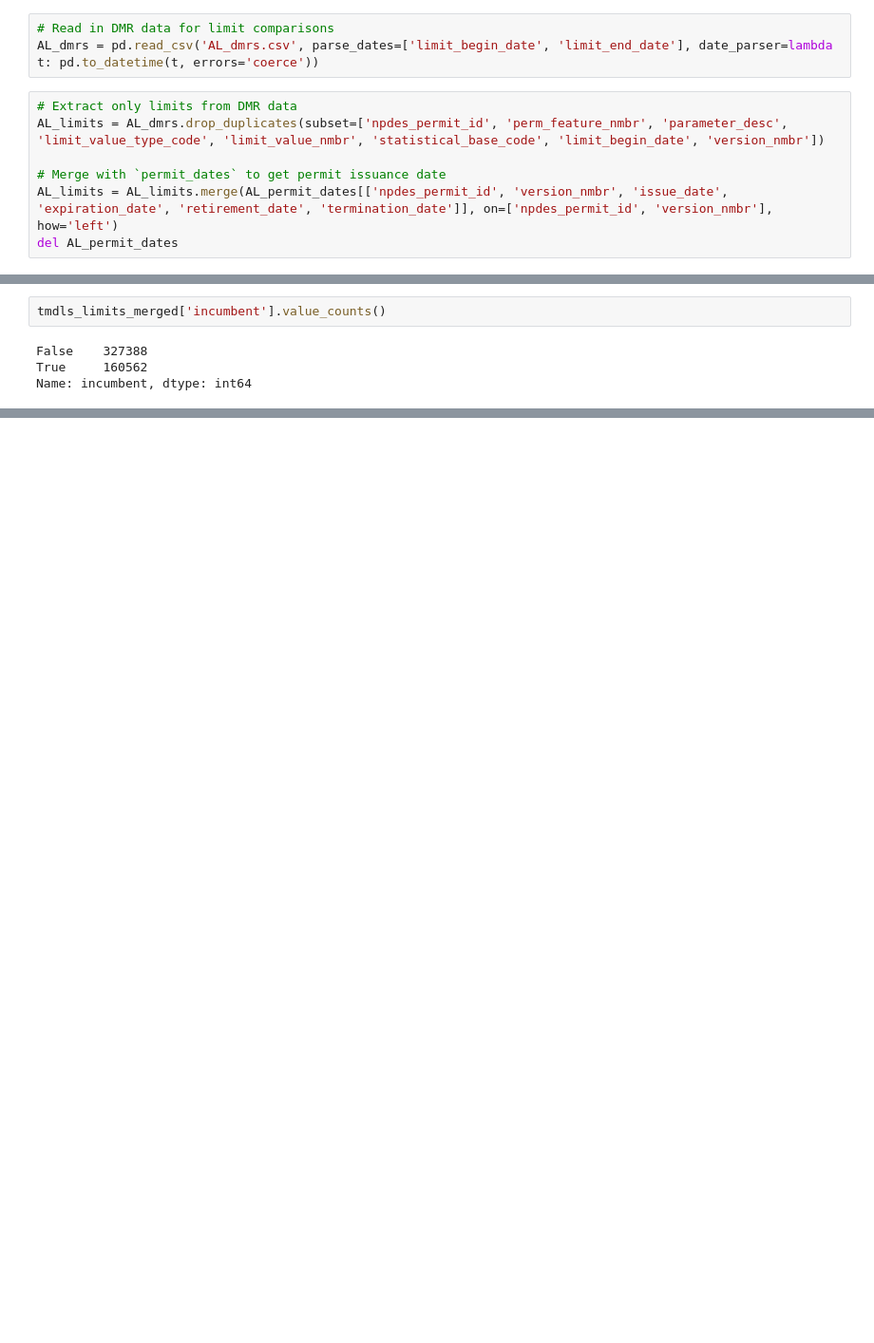
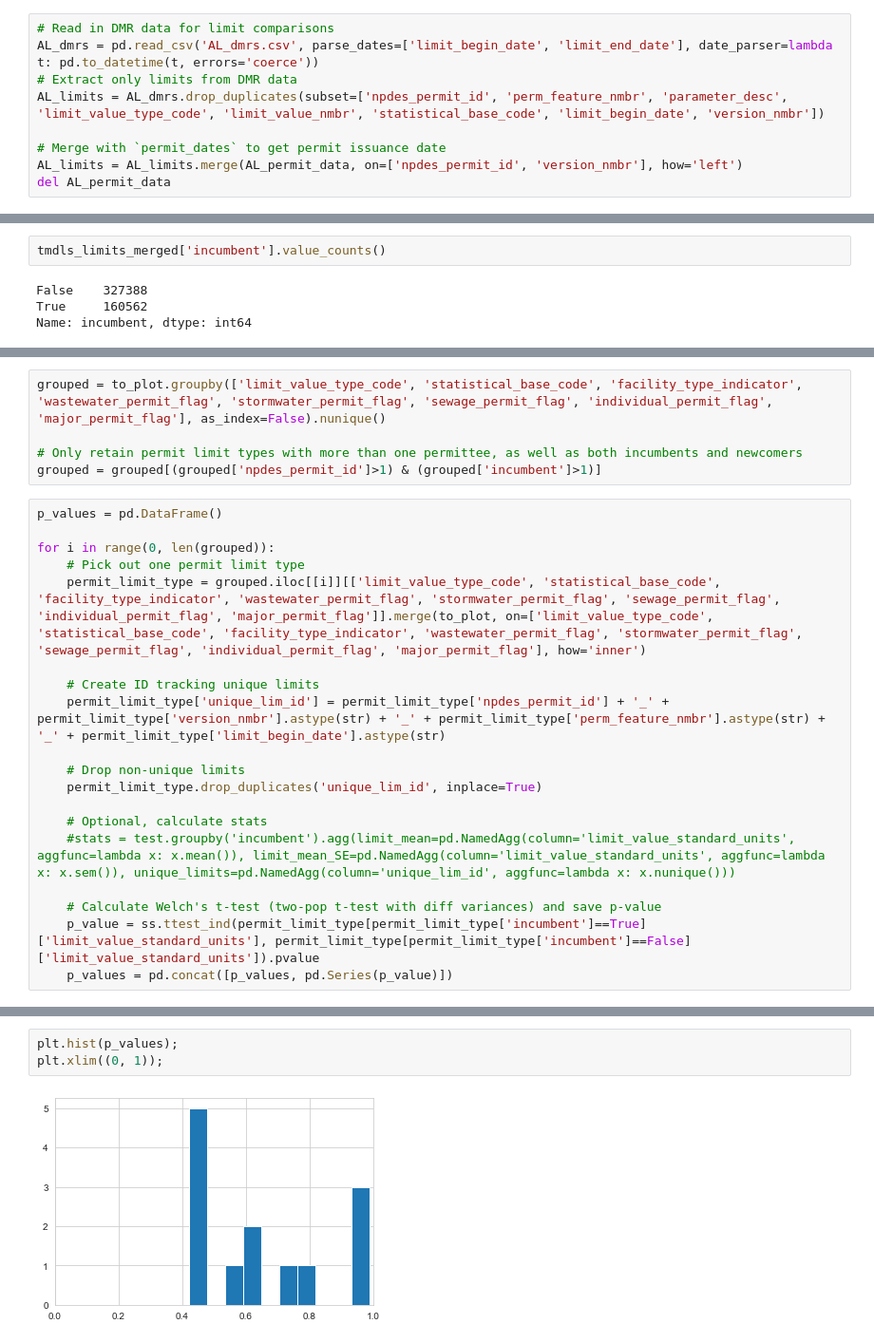
Before and after one commit to reglab/TMDLs_archived, a Jupyter notebook: exploring_grandfathering.ipynb, the cells around one changed output, grey strips where cells are left out. Shown at 95% size. Cells and saved outputs as stored; diff of their text form; blank space fills up the shorter version.

Commit message:
Began exploration of grandfathering of NPDES permittees after TMDLs

```diff
--- a/exploring_grandfathering.ipynb
+++ b/exploring_grandfathering.ipynb
@@ -36,10 +33,9 @@ del huc_npdes_permit_links
 # %%
 # Read in DMR data for limit comparisons
 AL_dmrs = pd.read_csv('AL_dmrs.csv', parse_dates=['limit_begin_date', 'limit_end_date'], date_parser=lambda t: pd.to_datetime(t, errors='coerce'))
+# Extract only limits from DMR data
+AL_limits = AL_dmrs.drop_duplicates(subset=['npdes_permit_id', 'perm_feature_nmbr', 'parameter_desc', 'limit_value_type_code', 'limit_value_nmbr', 'statistical_base_code', 'limit_begin_date', 'version_nmbr'])
+
+# Merge with `permit_dates` to get permit issuance date
+AL_limits = AL_limits.merge(AL_permit_data, on=['npdes_permit_id', 'version_nmbr'], how='left')
+del AL_permit_data
-# %%
-# Extract only limits from DMR data
-AL_limits = AL_dmrs.drop_duplicates(subset=['npdes_permit_id', 'perm_feature_nmbr', 'parameter_desc', 'limit_value_type_code', 'limit_value_nmbr', 'statistical_base_code', 'limit_begin_date', 'version_nmbr'])
-
-# Merge with `permit_dates` to get permit issuance date
-AL_limits = AL_limits.merge(AL_permit_dates[['npdes_permit_id', 'version_nmbr', 'issue_date', 'expiration_date', 'retirement_date', 'termination_date']], on=['npdes_permit_id', 'version_nmbr'], how='left')
-del AL_permit_dates
@@ -131,3 +89,27 @@ to_plot = tmdls_limits_merged[(tmdls_limits_merged['pollutantName']=='TOTAL SUSP
 plot_incumbent_comparison(to_plot, 'TSS', bw=0.3)
 # %% [output]
 [figure]
+# %%
+grouped = to_plot.groupby(['limit_value_type_code', 'statistical_base_code', 'facility_type_indicator', 'wastewater_permit_flag', 'stormwater_permit_flag', 'sewage_permit_flag', 'individual_permit_flag', 'major_permit_flag'], as_index=False).nunique()
+
+# Only retain permit limit types with more than one permittee, as well as both incumbents and newcomers
+grouped = grouped[(grouped['npdes_permit_id']>1) & (grouped['incumbent']>1)]
+# %%
+p_values = pd.DataFrame()
+
+for i in range(0, len(grouped)):
+    # Pick out one permit limit type
+    permit_limit_type = grouped.iloc[[i]][['limit_value_type_code', 'statistical_base_code', 'facility_type_indicator', 'wastewater_permit_flag', 'stormwater_permit_flag', 'sewage_permit_flag', 'individual_permit_flag', 'major_permit_flag']].merge(to_plot, on=['limit_value_type_code', 'statistical_base_code', 'facility_type_indicator', 'wastewater_permit_flag', 'stormwater_permit_flag', 'sewage_permit_flag', 'individual_permit_flag', 'major_permit_flag'], how='inner')
+
+    # Create ID tracking unique limits
+    permit_limit_type['unique_lim_id'] = permit_limit_type['npdes_permit_id'] + '_' + permit_limit_type['version_nmbr'].astype(str) + '_' + permit_limit_type['perm_feature_nmbr'].astype(str) + '_' + permit_limit_type['limit_begin_date'].astype(str)
+
+    # Drop non-unique limits
+    permit_limit_type.drop_duplicates('unique_lim_id', inplace=True)
+
+    # Optional, calculate stats
+    #stats = test.groupby('incumbent').agg(limit_mean=pd.NamedAgg(column='limit_value_standard_units', aggfunc=lambda x: x.mean()), limit_mean_SE=pd.NamedAgg(column='limit_value_standard_units', aggfunc=lambda x: x.sem()), unique_limits=pd.NamedAgg(column='unique_lim_id', aggfunc=lambda x: x.nunique()))
+
+    # Calculate Welch's t-test (two-pop t-test with diff variances) and save p-value
+    p_value = ss.ttest_ind(permit_limit_type[permit_limit_type['incumbent']==True]['limit_value_standard_units'], permit_limit_type[permit_limit_type['incumbent']==False]['limit_value_standard_units']).pvalue
+    p_values = pd.concat([p_values, pd.Series(p_value)])
@@ -133,0 +134,5 @@ plot_incumbent_comparison(to_plot, 'TSS', bw=0.3)
+# %%
+plt.hist(p_values);
+plt.xlim((0, 1));
+# %% [output]
+[figure, added]
```
Also changed, not shown: parts of 17 cells of this notebook.
